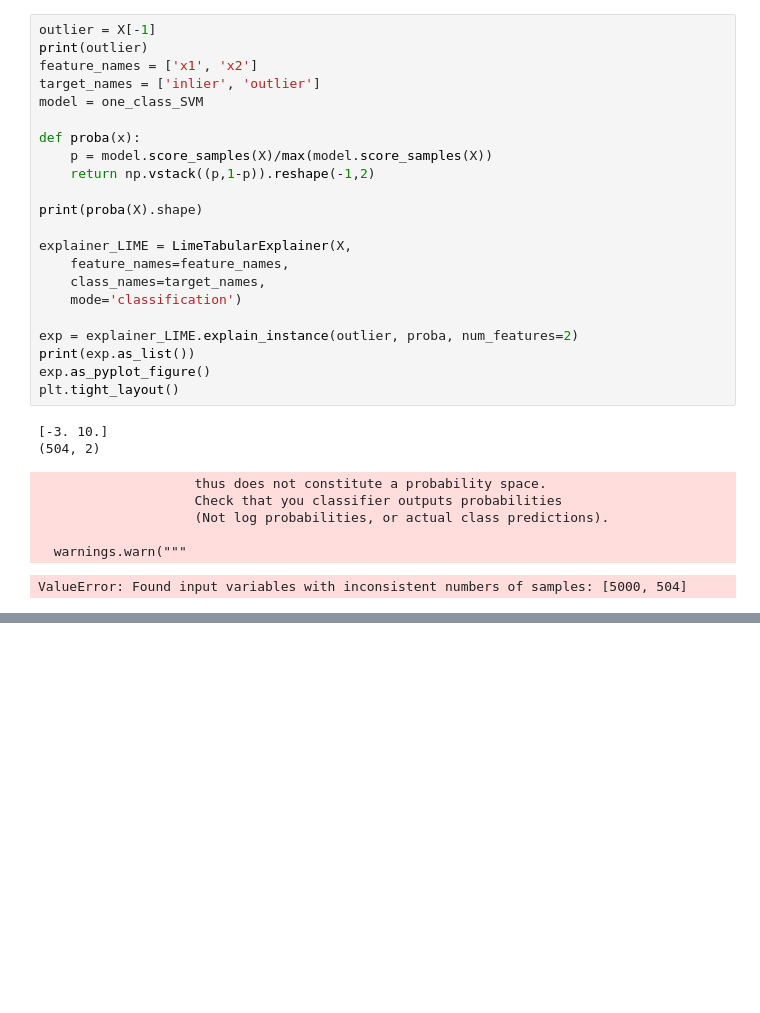
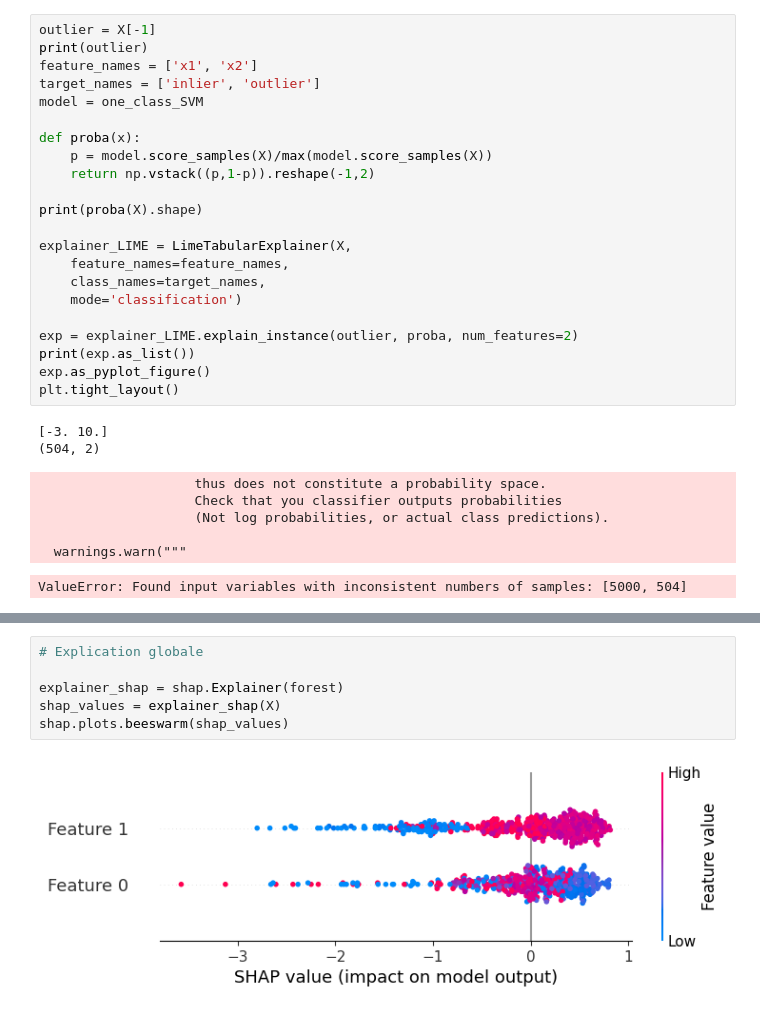
Before and after one commit to pidoux7/XAI, a Jupyter notebook: TME8/TME8.ipynb, the cells around one changed output, grey strips where cells are left out. Drawn from its saved outputs; the diff is of its cells as text; blank space fills up the shorter version.

Commit message:
DIFFI ? ou PANDA? Finir SHAP

```diff
--- a/TME8/TME8.ipynb
+++ b/TME8/TME8.ipynb
@@ -369,0 +435,8 @@ affichage(x, ennemy, X_test, y_test, neigh)
+# %%
+# Explication globale
+
+explainer_shap = shap.Explainer(forest)
+shap_values = explainer_shap(X)
+shap.plots.beeswarm(shap_values)
+# %% [output]
+[figure, added]
```
Also changed, not shown: parts of 14 cells of this notebook.
